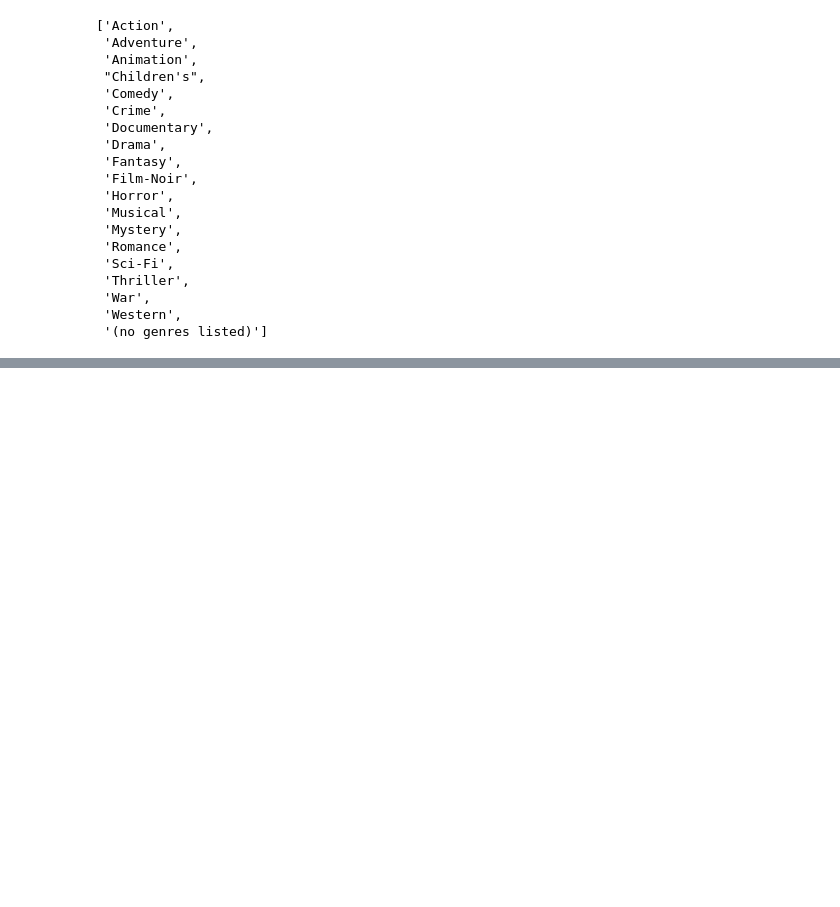
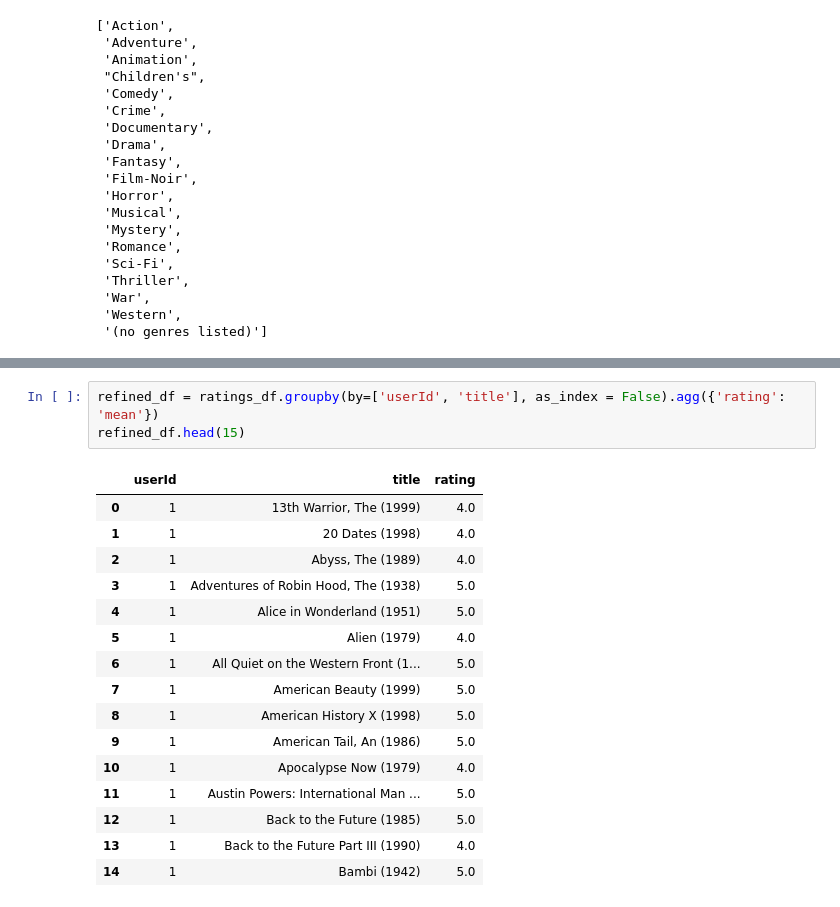
Before and after one commit to HackMelbourne/Movie-Recommendation-System, a Jupyter notebook: src.ipynb, the cells around one changed output, grey strips where cells are left out. Drawn from its saved outputs; the diff is of its cells as text; blank space fills up the shorter version.

```diff
--- a/src.ipynb
+++ b/src.ipynb
@@ -288,0 +293,20 @@ genre_recommendations.head(15)
+# %%
+refined_df = ratings_df.groupby(by=['userId', 'title'], as_index = False).agg({'rating': 'mean'})
+refined_df.head(15)
+# %% [output]
+|  | userId | title | rating |
+| 0 | 1 | 13th Warrior, The (1999) | 4.0 |
+| 1 | 1 | 20 Dates (1998) | 4.0 |
+| 2 | 1 | Abyss, The (1989) | 4.0 |
+| 3 | 1 | Adventures of Robin Hood, The (1938) | 5.0 |
+| 4 | 1 | Alice in Wonderland (1951) | 5.0 |
+| 5 | 1 | Alien (1979) | 4.0 |
+| 6 | 1 | All Quiet on the Western Front (1... | 5.0 |
+| 7 | 1 | American Beauty (1999) | 5.0 |
+| 8 | 1 | American History X (1998) | 5.0 |
+| 9 | 1 | American Tail, An (1986) | 5.0 |
+| 10 | 1 | Apocalypse Now (1979) | 4.0 |
+| 11 | 1 | Austin Powers: International Man ... | 5.0 |
+| 12 | 1 | Back to the Future (1985) | 5.0 |
+| 13 | 1 | Back to the Future Part III (1990) | 4.0 |
+| 14 | 1 | Bambi (1942) | 5.0 |
```
Also changed, not shown: parts of 13 cells of this notebook.
